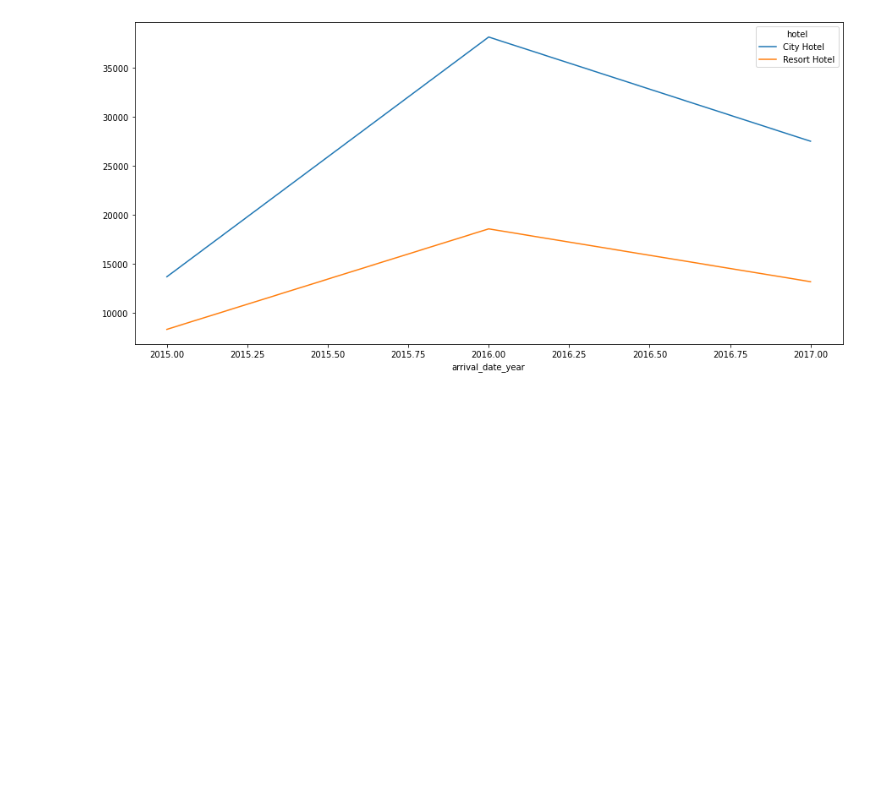
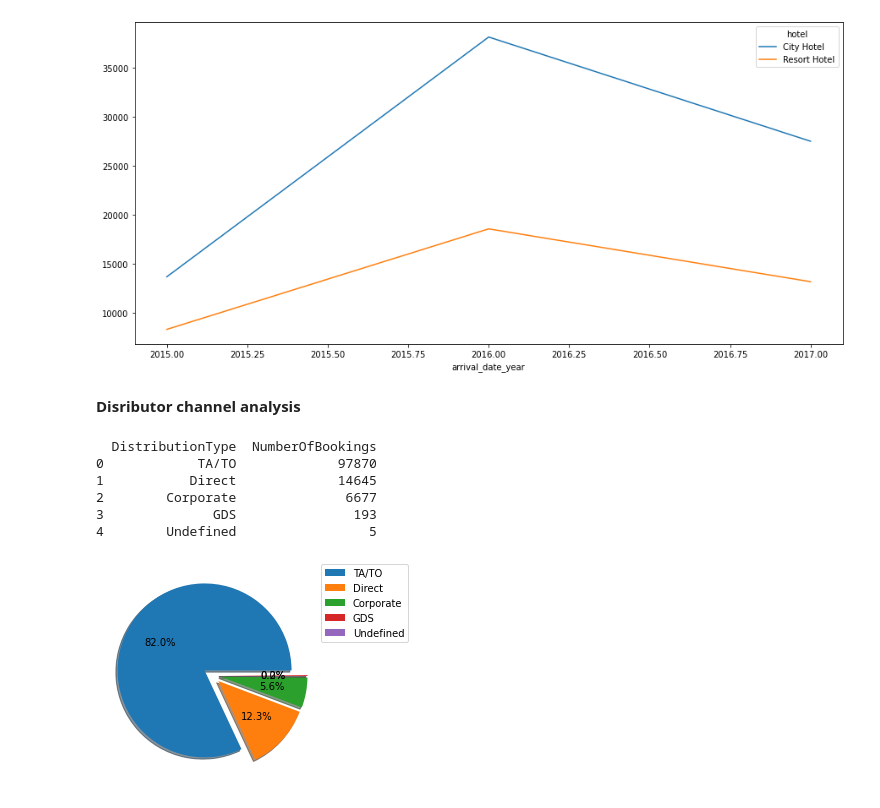
Before and after one commit to SujataAJadhav/CAPSTONE-1-Hotel-Booking-Analysis-SujataAJadhav, a Jupyter notebook: Capstone_Project_1_SujataAJAdhav_Hotel_Booking_Analysis.ipynb, the cells around one changed output. Drawn from its saved outputs; the diff is of its cells as text; code cells hidden in the pictures; blank space fills up the shorter version.

```diff
--- a/Capstone_Project_1_SujataAJAdhav_Hotel_Booking_Analysis.ipynb
+++ b/Capstone_Project_1_SujataAJAdhav_Hotel_Booking_Analysis.ipynb
@@ -170,3 +177,22 @@ df.groupby(['arrival_date_year','hotel']).count()['total_revenue_column'].unstac
 # %% [output]
 <matplotlib.axes._subplots.AxesSubplot at 0x...>
 [figure]
+# %% [markdown]
+**Disributor channel analysis**
+# %%
+distribution_channel=df["distribution_channel"].value_counts().reset_index()
+distribution_channel.columns=["DistributionType","NumberOfBookings"]
+print(distribution_channel)
+# %% [output]
+  DistributionType  NumberOfBookings
+0            TA/TO             97870
+1           Direct             14645
+2        Corporate              6677
+3              GDS               193
+4        Undefined                 5
+# %%
+plt.pie(distribution_channel["NumberOfBookings"],autopct="%1.1f%%",shadow=True,radius=1,explode=[.1]*5)
+plt.legend(labels=distribution_channel["DistributionType"].value_counts().index.tolist(),loc=(1,.65))
+plt.show()
+# %% [output]
+[figure, added]
```
Also changed, not shown: parts of 7 cells of this notebook.
